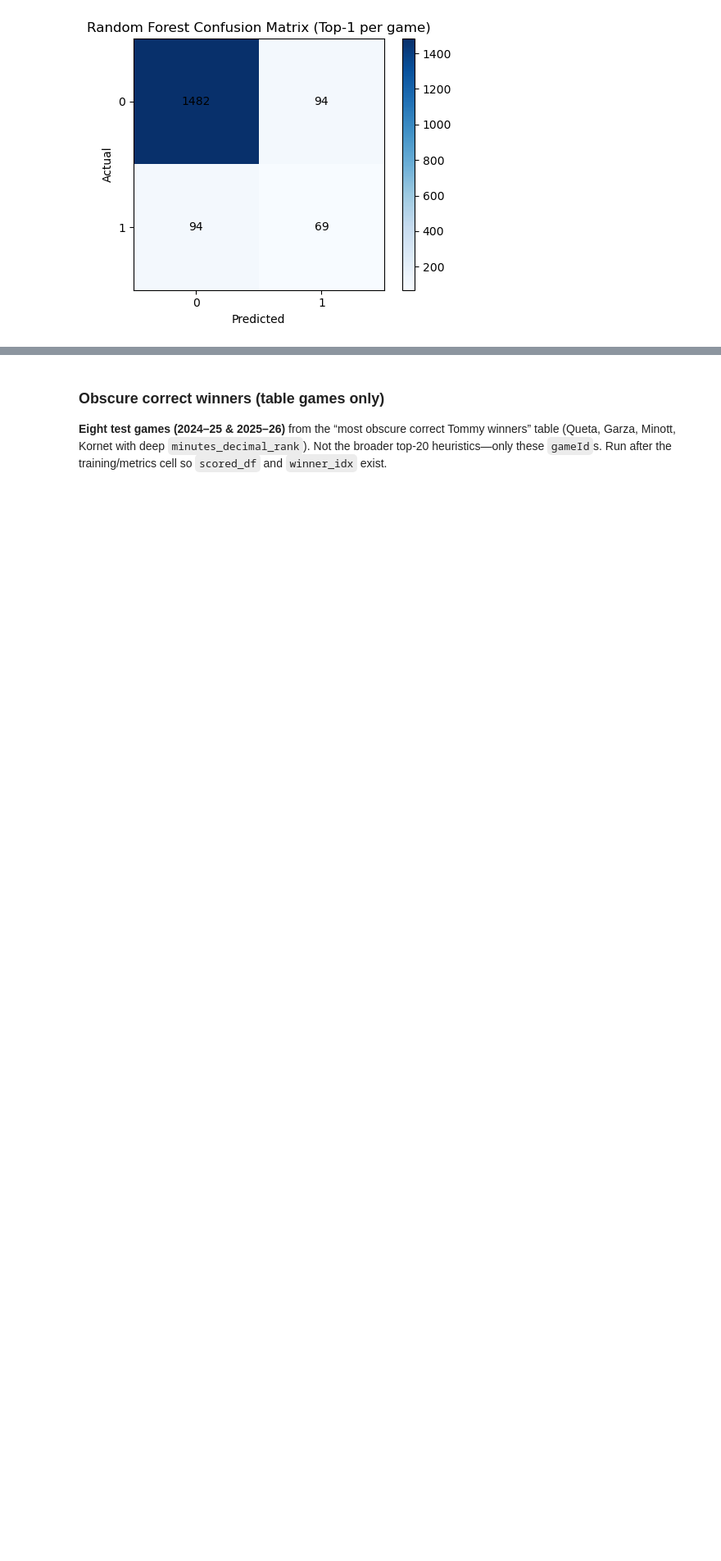
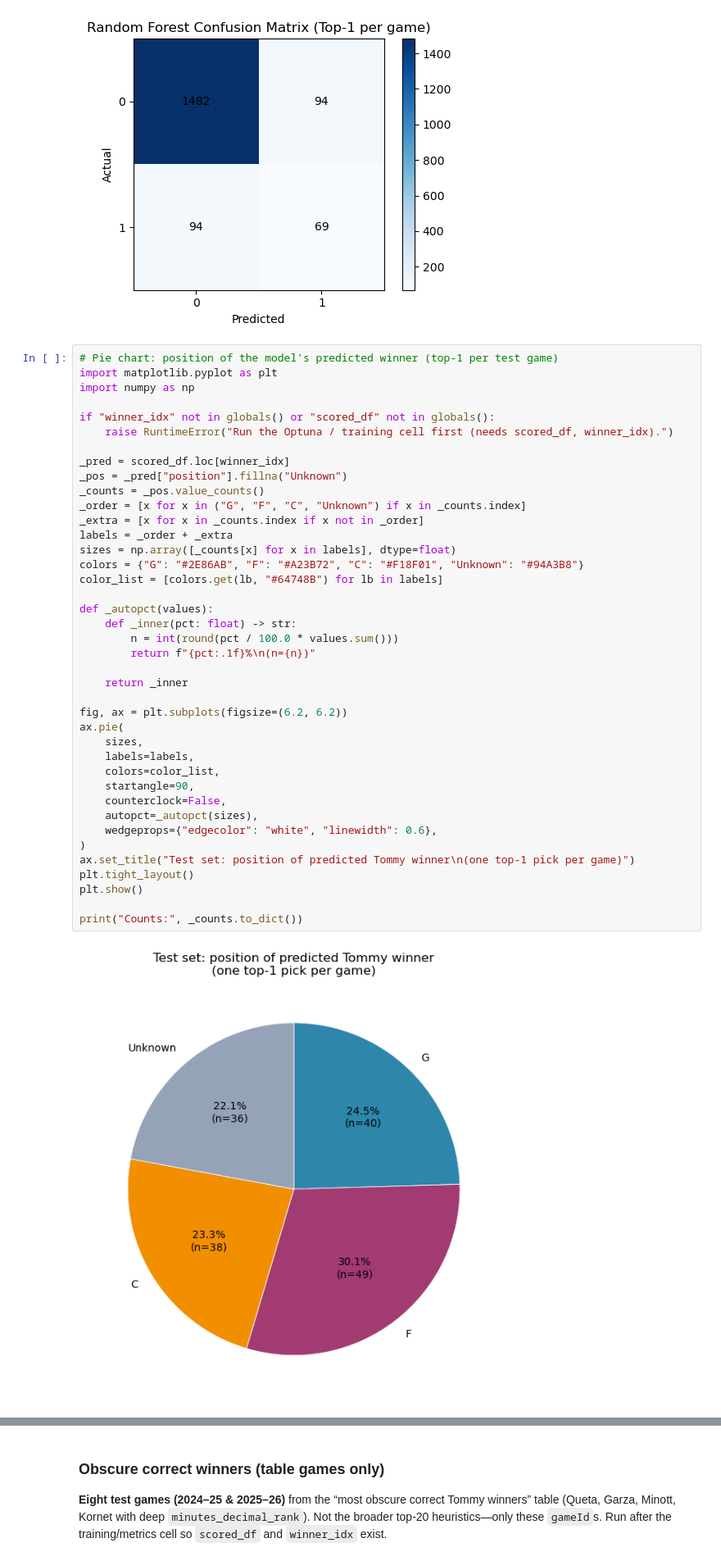
Before and after one commit to Tttaussig33/tommy-award-analysis, a Jupyter notebook: random_forest_classifier.ipynb, the cells around one changed output, grey strips where cells are left out. Shown at 82% size. Saved outputs shown, nothing was run; the diff lists cells and outputs as text; blank space fills up the shorter version.

Commit message:
Build pie chart representing the distribution of award winners for each position

```diff
--- a/random_forest_classifier.ipynb
+++ b/random_forest_classifier.ipynb
@@ -475,3 +473,45 @@ Confusion Matrix (Top-1 per game):
 [[1482   94]
  [  94   69]]
 [figure]
+# %%
+# Pie chart: position of the model's predicted winner (top-1 per test game)
+import matplotlib.pyplot as plt
+import numpy as np
+
+if "winner_idx" not in globals() or "scored_df" not in globals():
+    raise RuntimeError("Run the Optuna / training cell first (needs scored_df, winner_idx).")
+
+_pred = scored_df.loc[winner_idx]
+_pos = _pred["position"].fillna("Unknown")
+_counts = _pos.value_counts()
+_order = [x for x in ("G", "F", "C", "Unknown") if x in _counts.index]
+_extra = [x for x in _counts.index if x not in _order]
+labels = _order + _extra
+sizes = np.array([_counts[x] for x in labels], dtype=float)
+colors = {"G": "#2E86AB", "F": "#A23B72", "C": "#F18F01", "Unknown": "#94A3B8"}
+color_list = [colors.get(lb, "#64748B") for lb in labels]
+
+def _autopct(values):
+    def _inner(pct: float) -> str:
+        n = int(round(pct / 100.0 * values.sum()))
+        return f"{pct:.1f}%\n(n={n})"
+
+    return _inner
+
+fig, ax = plt.subplots(figsize=(6.2, 6.2))
+ax.pie(
+    sizes,
+    labels=labels,
+    colors=color_list,
+    startangle=90,
+    counterclock=False,
+    autopct=_autopct(sizes),
+    wedgeprops={"edgecolor": "white", "linewidth": 0.6},
+)
+ax.set_title("Test set: position of predicted Tommy winner\n(one top-1 pick per game)")
+plt.tight_layout()
+plt.show()
+
+print("Counts:", _counts.to_dict())
+# %% [output]
+[figure, added]
```
Also changed, not shown: parts of 2 cells of this notebook, 1 other file.
